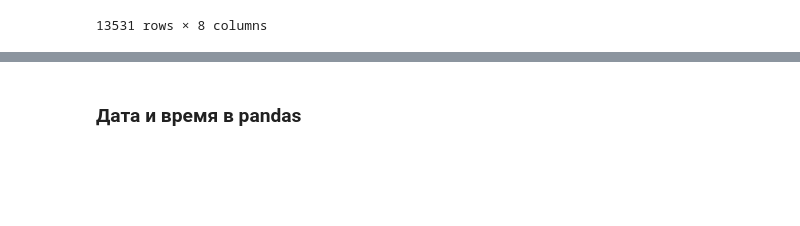
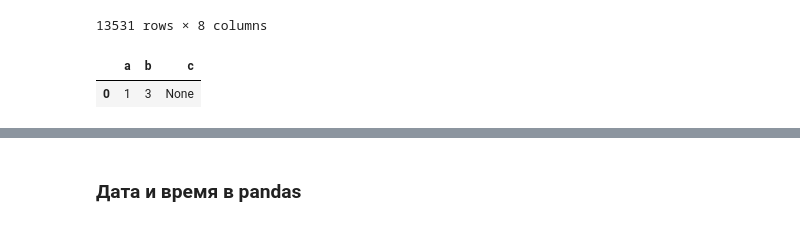
Before and after one commit to Rebeil/Python, a Jupyter notebook: 14.pandas_optomize_1/Python_14_pivot_and_str.ipynb, the cells around one changed output, grey strips where cells are left out. Cells and saved outputs as stored; diff of their text form; code cells hidden in the pictures; blank space fills up the shorter version.

```diff
--- a/14.pandas_optomize_1/Python_14_pivot_and_str.ipynb
+++ b/14.pandas_optomize_1/Python_14_pivot_and_str.ipynb
@@ -511,0 +544,6 @@ See the caveats in the documentation: https://pandas.pydata.org/pandas-docs/stab
+# %%
+d = pd.DataFrame(data={'a':[1],'b':[3],'c':[None]})
+d
+# %% [output]
+|  | a | b | c |
+| 0 | 1 | 3 | None |
```
Also changed, not shown: parts of 38 cells of this notebook.
